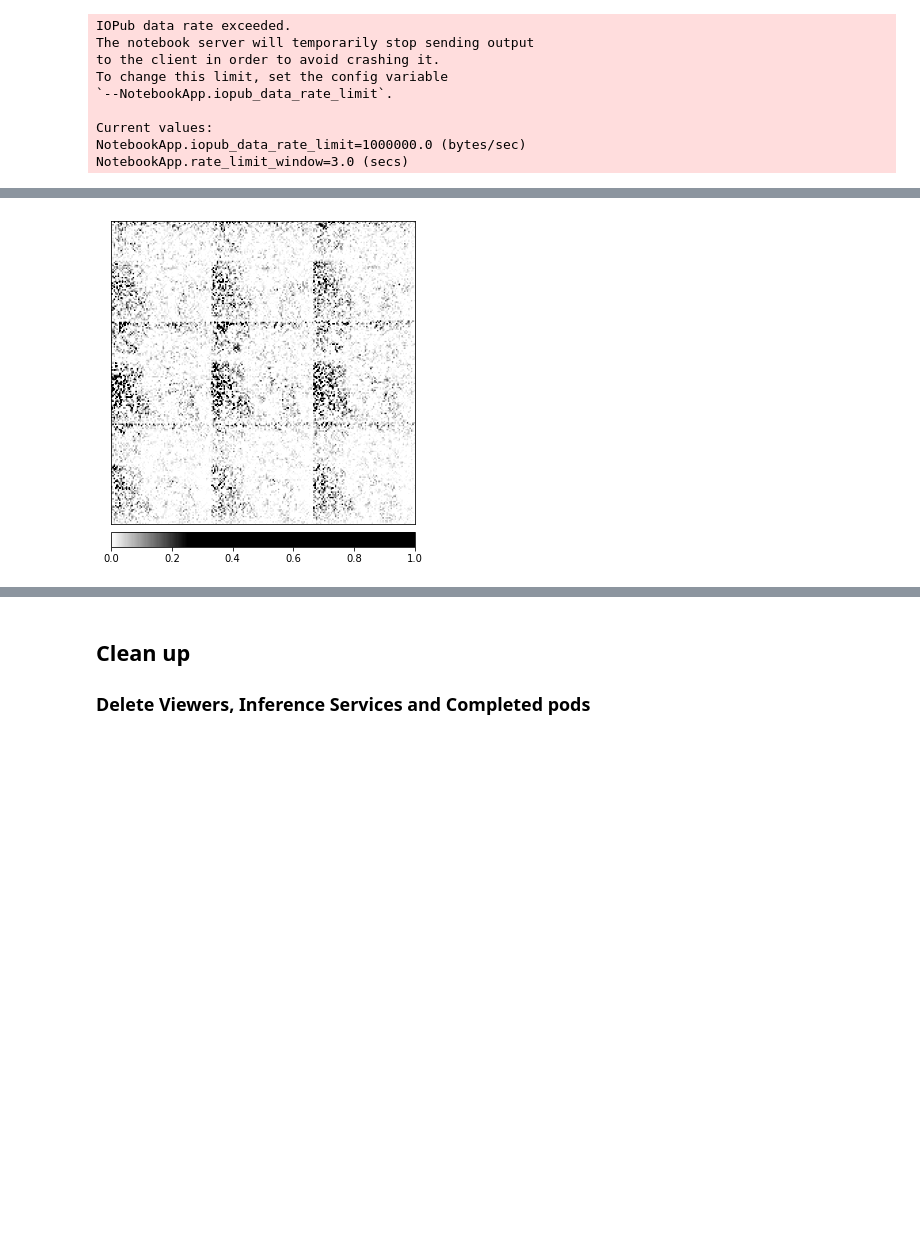
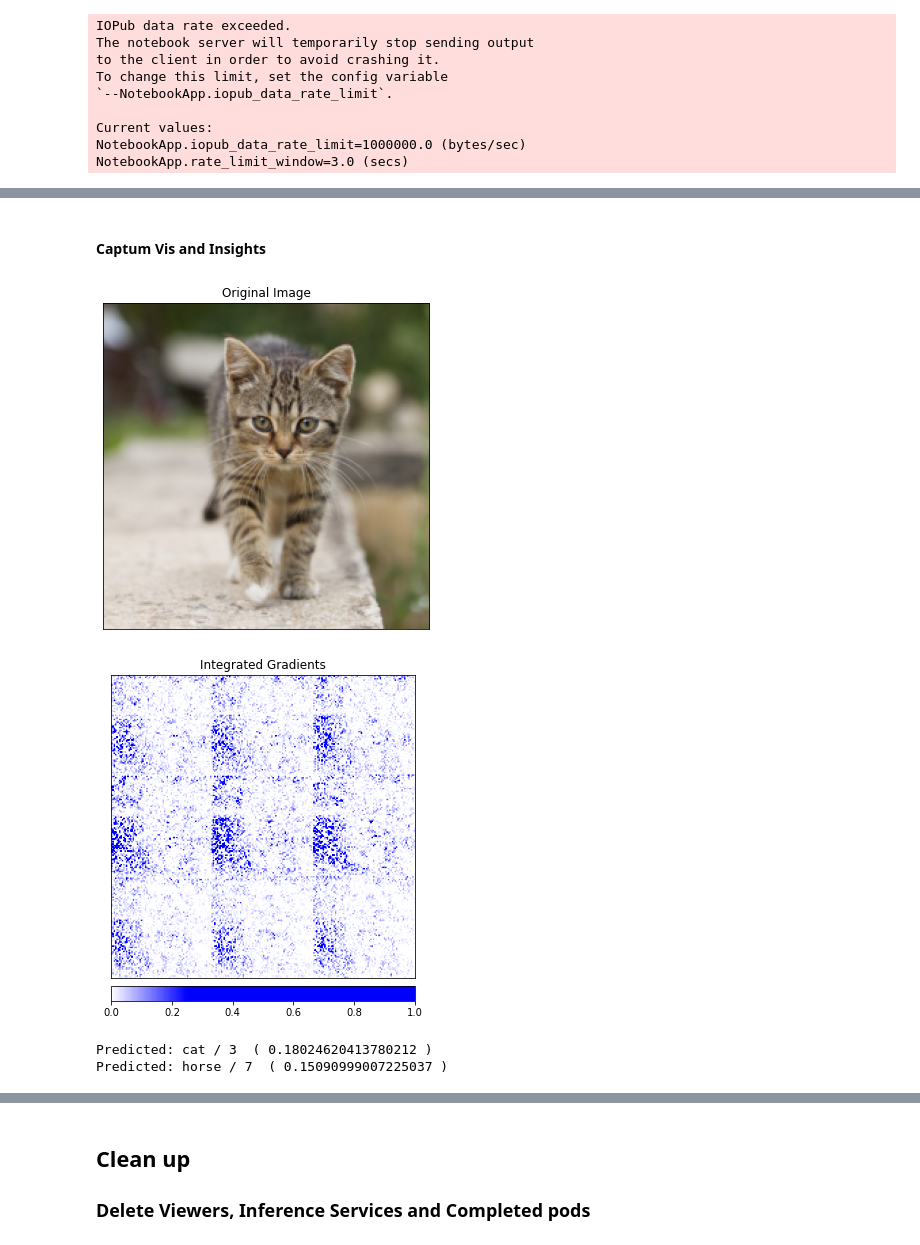
Before and after one commit to chauhang/pytorch-pipeline, a Jupyter notebook: pytorch_pipeline/RunPipeline-Cifar10.ipynb, the cells around one changed output, grey strips where cells are left out. Cells and saved outputs as stored; diff of their text form; code cells hidden in the pictures; blank space fills up the shorter version.

Commit message:
added captum insights vis
Signed-off-by: Arvind-Ideas2IT <arvindkumarsingh.gautam@ideas2it.com>

```diff
--- a/pytorch_pipeline/RunPipeline-Cifar10.ipynb
+++ b/pytorch_pipeline/RunPipeline-Cifar10.ipynb
@@ -240,3 +263,7 @@ from captum.insights.attr_vis.features import ImageFeature
 # %%
 #Read the test image
-img = Image.open("examples/cifar10/kitten.png")
+test_img = Image.open('./examples/cifar10/kitten.png')
+test_img_data = np.asarray(test_img)
+plt.imshow(test_img_data)
+plt.show()
+# img = Image.open("examples/cifar10/kitten.png")
@@ -278,0 +272,17 @@ _ = viz.visualize_image_attr(attributions, original_image, method="blended_heat_
+# %%
+# model expects 224x224 3-color image
+transform = transforms.Compose([
+ transforms.Resize(224),
+ transforms.CenterCrop(224),
+ transforms.ToTensor()
+])
+
+# standard ImageNet normalization
+transform_normalize = transforms.Normalize(
+     mean=[0.485, 0.456, 0.406],
+     std=[0.229, 0.224, 0.225]
+ )
+
+transformed_img = transform(test_img)
+input_img = transform_normalize(transformed_img)
+input_img = input_img.unsqueeze(0) # the model requires a dummy batch dimension
@@ -279,16 +381,41 @@ _ = viz.visualize_image_attr(attributions, original_image, method="blended_heat_
+# %% [markdown]
+#### Captum Vis and Insights
 # %%
-from matplotlib.colors import LinearSegmentedColormap
+# Show the original image for comparison
+#np.transpose(attributions_ig.squeeze().cpu().detach().numpy(), (1,2,0))
+_ = viz.visualize_image_attr(None, np.transpose(transformed_img.squeeze().cpu().detach().numpy(), (1,2,0)),
+                      method="original_image", title="Original Image")
+
 default_cmap = LinearSegmentedColormap.from_list('custom blue',
                                                  [(0, '#ffffff'),
-                                                  (0.25, '#000000'),
-                                                  (1, '#000000')], N=256)
+                                                  (0.25, '#0000ff'),
+                                                  (1, '#0000ff')], N=256)
 
 _ = viz.visualize_image_attr(attributions,
                              np.transpose(transformed_img.squeeze().cpu().detach().numpy(), (1,2,0)),
                              method='heat_map',
                              cmap=default_cmap,
                              show_colorbar=True,
                              sign='positive',
-                             outlier_perc=1)
+                             title='Integrated Gradients')
 # %% [output]
-[figure, old version]
+[figure, new version]
+[figure, added]
+# %%
+imgs = ['./examples/cifar10/kitten.png',"./examples/cifar10/horse.png"]
+
+for img in imgs:
+    img = Image.open(img)
+    transformed_img = transform(img)
+    input_img = transform_normalize(transformed_img)
+    input_img = input_img.unsqueeze(0) # the model requires a dummy batch dimension
+
+    output = model(input_img)
+    output = F.softmax(output, dim=1)
+    prediction_score, pred_label_idx = torch.topk(output, 1)
+    pred_label_idx.squeeze_()
+    predicted_label = idx_to_labels[str(pred_label_idx.squeeze_().item())]
+    print('Predicted:', predicted_label, '/', pred_label_idx.item(), ' (', prediction_score.squeeze().item(), ')')
+# %% [output]
+Predicted: cat / 3  ( 0.18024620413780212 )
+Predicted: horse / 7  ( 0.15090999007225037 )
```
Also changed, not shown: parts of 28 cells of this notebook, 5 other files.
